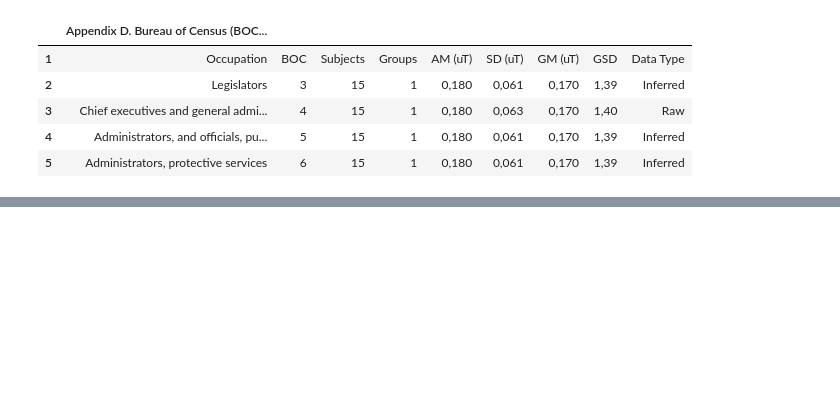
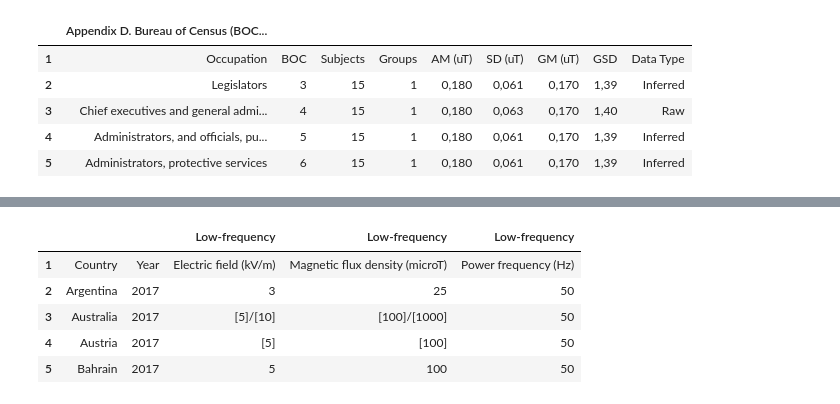
Before and after one commit to BilitisPrudhomme/BilitisPrudhomme, a Jupyter notebook: EMF_exposure_project.ipynb, the cells around one changed output, grey strips where cells are left out. Saved outputs shown, nothing was run; the diff lists cells and outputs as text; code cells hidden in the pictures; blank space fills up the shorter version.

```diff
--- a/EMF_exposure_project.ipynb
+++ b/EMF_exposure_project.ipynb
@@ -115,0 +247,17 @@ Première Manipulation avec le jeux de données
+# %%
+sheet = wb.worksheet('Exposure limits for low-frequency fields (public)')
+# %%
+data = sheet.get_all_values()
+# %%
+df = pd.DataFrame(data)
+df.columns = df.iloc[0]
+df = df.iloc[1:]
+# %%
+df.head()
+# %% [output]
+|  |  |  | Low-frequency | Low-frequency | Low-frequency |
+| 1 | Country | Year | Electric field (kV/m) | Magnetic flux density (microT) | Power frequency (Hz) |
+| 2 | Argentina | 2017 | 3 | 25 | 50 |
+| 3 | Australia | 2017 | [5]/[10] | [100]/[1000] | 50 |
+| 4 | Austria | 2017 | [5] | [100] | 50 |
+| 5 | Bahrain | 2017 | 5 | 100 | 50 |
```
Also changed, not shown: parts of 39 cells of this notebook.
